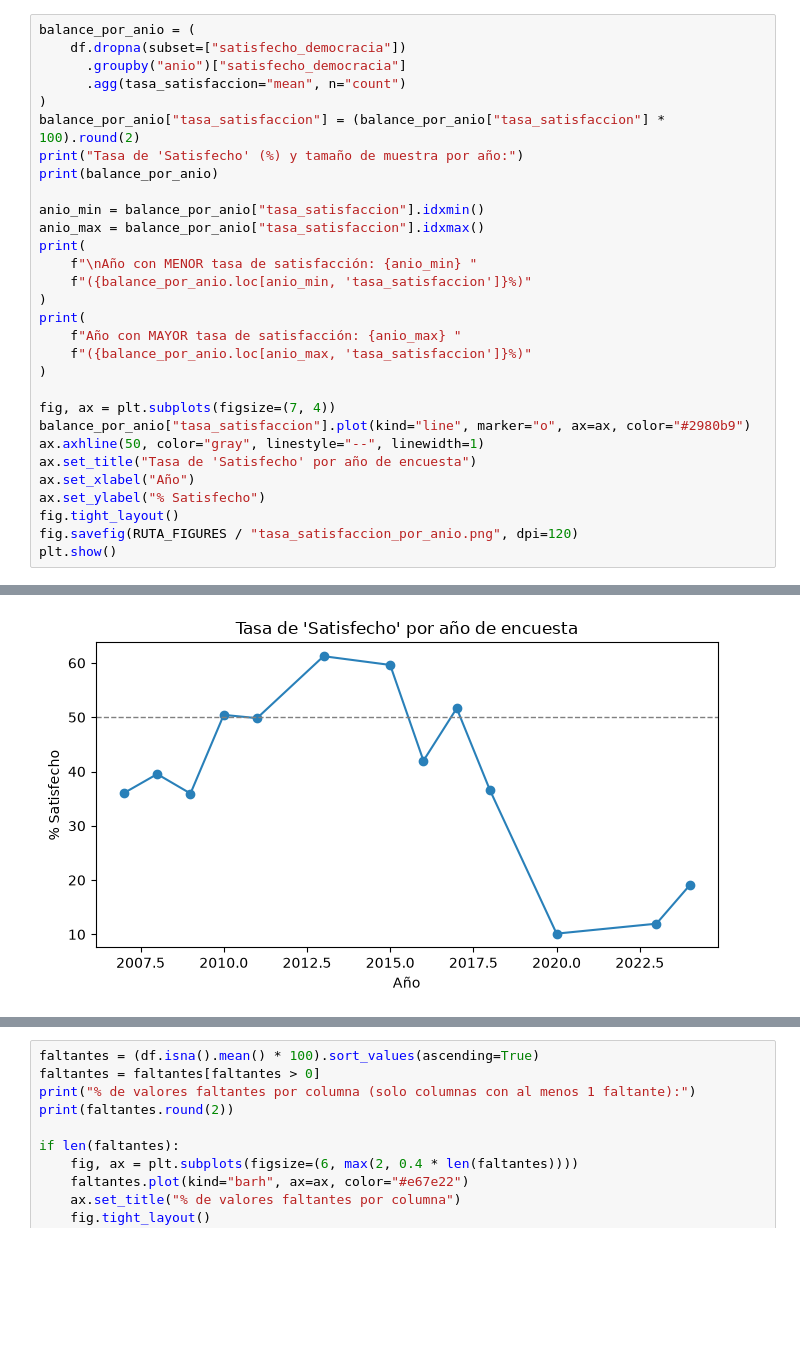
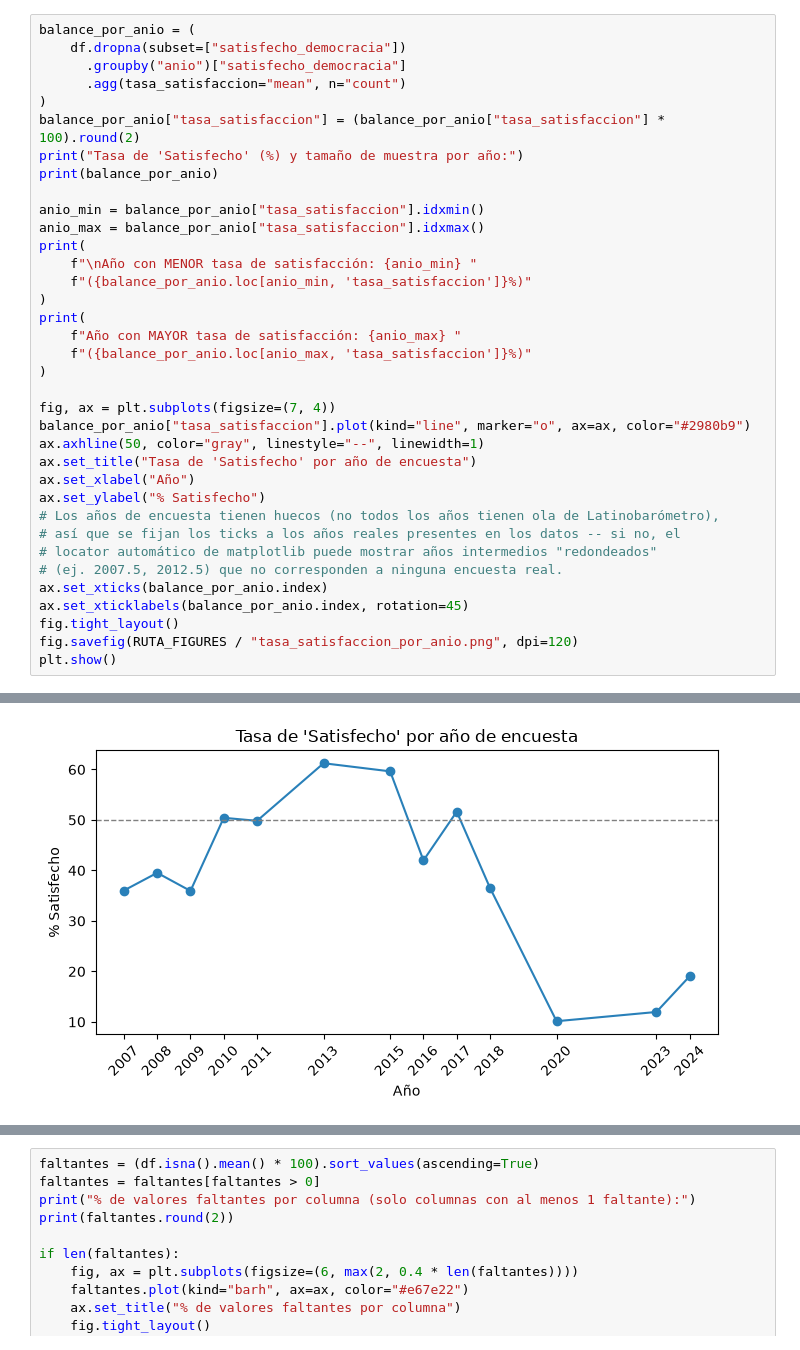
Before and after one commit to DiegoMarceloAP/democratic-satisfaction-ec, a Jupyter notebook: notebooks/01_eda_balance_clases.ipynb, the cells around one changed output, grey strips where cells are left out. Saved outputs shown, nothing was run; the diff lists cells and outputs as text; blank space fills up the shorter version.

```diff
--- a/notebooks/01_eda_balance_clases.ipynb
+++ b/notebooks/01_eda_balance_clases.ipynb
@@ -92,32 +128,38 @@ print(
 
 fig, ax = plt.subplots(figsize=(7, 4))
 balance_por_anio["tasa_satisfaccion"].plot(kind="line", marker="o", ax=ax, color="#2980b9")
 ax.axhline(50, color="gray", linestyle="--", linewidth=1)
 ax.set_title("Tasa de 'Satisfecho' por año de encuesta")
 ax.set_xlabel("Año")
 ax.set_ylabel("% Satisfecho")
+# Los años de encuesta tienen huecos (no todos los años tienen ola de Latinobarómetro),
+# así que se fijan los ticks a los años reales presentes en los datos -- si no, el
+# locator automático de matplotlib puede mostrar años intermedios "redondeados"
+# (ej. 2007.5, 2012.5) que no corresponden a ninguna encuesta real.
+ax.set_xticks(balance_por_anio.index)
+ax.set_xticklabels(balance_por_anio.index, rotation=45)
 fig.tight_layout()
 fig.savefig(RUTA_FIGURES / "tasa_satisfaccion_por_anio.png", dpi=120)
 plt.show()
 # %% [output]
 Tasa de 'Satisfecho' (%) y tamaño de muestra por año:
       tasa_satisfaccion     n
 anio
 2007              36.03  1149
 2008              39.53  1113
 2009              35.95  1107
 2010              50.43  1158
 2011              49.83  1168
 2013              61.24  1161
 2015              59.63  1174
 2016              41.99  1174
 2017              51.65  1183
 2018              36.54  1166
 2020              10.14  1164
 2023              11.97  1186
 2024              19.06  1196
 
 Año con MENOR tasa de satisfacción: 2020 (10.14%)
 Año con MAYOR tasa de satisfacción: 2013 (61.24%)
-[figure, old version]
+[figure, new version]
 # %% [markdown]
```
Also changed, not shown: parts of 19 cells of this notebook, 35 other files.
